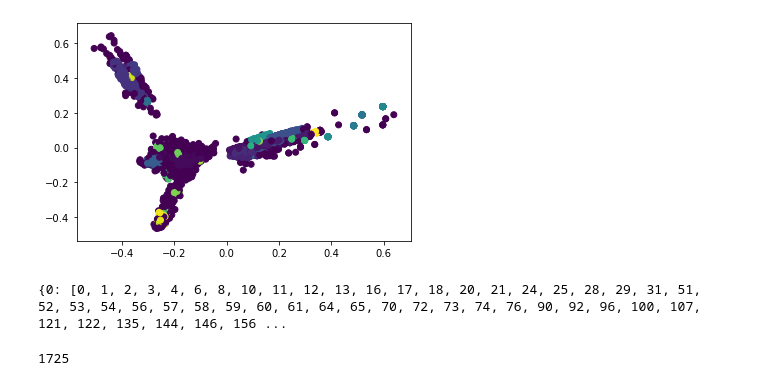
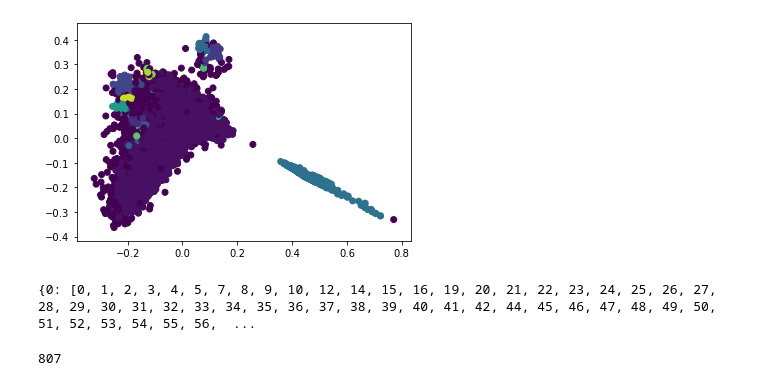
Before and after one commit to tassadaryl/text_similarity, a Jupyter notebook: code/myDBSCAN.ipynb, the cells around one changed output. Cells and saved outputs as stored; diff of their text form; code cells hidden in the pictures.

Commit message:
try dbscan on larger 10000 dataset

```diff
--- a/code/myDBSCAN.ipynb
+++ b/code/myDBSCAN.ipynb
@@ -15,6 +16,7 @@ class DbscanClustering():
         self.transformer = TfidfTransformer()
         self.result = {}
         self.corpus_path = ""
+        self.sf = []
 
     def load_stopwords(self, stopwords=None):
         """
@@ -36,11 +38,15 @@ class DbscanClustering():
         """
         self.corpus_path = corpus_path
         corpus = []
+        count = 0
         with open(corpus_path, 'r', encoding='utf-8') as f:
             for line in f:
                 line = line.strip()
                 line = re.sub(r"[0-9\s+\.\!\/_,$%^*()?;；:-【】+\"\']+|[+——！，;:。？、~@#￥%……&*（）]+", " ", line)
                 corpus.append(' '.join([word for word in jieba.lcut(line) if word not in self.stopwords]))
+                count += 1
+                if count == 10000: break
+
         return corpus
 
     def get_text_tfidf_matrix(self, corpus):
@@ -100,12 +106,6 @@ class DbscanClustering():
             plt.scatter(pca_weights[:, 0], pca_weights[:, 1], c=y)
             plt.show()
 
-        # 中心点
-        # centers = clf.cluster_centers_
-
-        # 用来评估簇的个数是否合适,距离约小说明簇分得越好,选取临界点的簇的个数
-        # score = clf.inertia_
-
         # 每个样本所属的簇
         for text_idx, label_idx in enumerate(y):
             if label_idx not in self.result:
@@ -116,8 +116,8 @@ class DbscanClustering():
 # %%
 if __name__ == '__main__':
     dbscan = DbscanClustering(stopwords_path='../data/stop_words.txt')
-    result = dbscan.dbscan('../data/documents_股价上涨.txt', eps=0.02, min_samples=8)
+    result = dbscan.dbscan('../data/documents_labeled_more.txt', eps=0.04, min_samples=5)
     print(result)
 # %% [output]
-[figure, old version]
+[figure, new version]
-{0: [0, 1, 2, 3, 4, 6, 8, 10, 11, 12, 13, 16, 17, 18, 20, 21, 24, 25, 28, 29, 31, 51, 52, 53, 54, 56, 57, 58, 59, 60, 61, 64, 65, 70, 72, 73, 74, 76, 90, 92, 96, 100, 107, 121, 122, 135, 144, 146, 156 ...
+{0: [0, 1, 2, 3, 4, 5, 7, 8, 9, 10, 12, 14, 15, 16, 19, 20, 21, 22, 23, 24, 25, 26, 27, 28, 29, 30, 31, 32, 33, 34, 35, 36, 37, 38, 39, 40, 41, 42, 44, 45, 46, 47, 48, 49, 50, 51, 52, 53, 54, 55, 56,  ...
@@ -126,4 +127,5 @@ dbscan.export_result()
 # %%
+#查看异常文档数量
 len(result[-1])
 # %% [output]
-1725
+807
```
Also changed, not shown: parts of 5 cells of this notebook, 1 other file.
